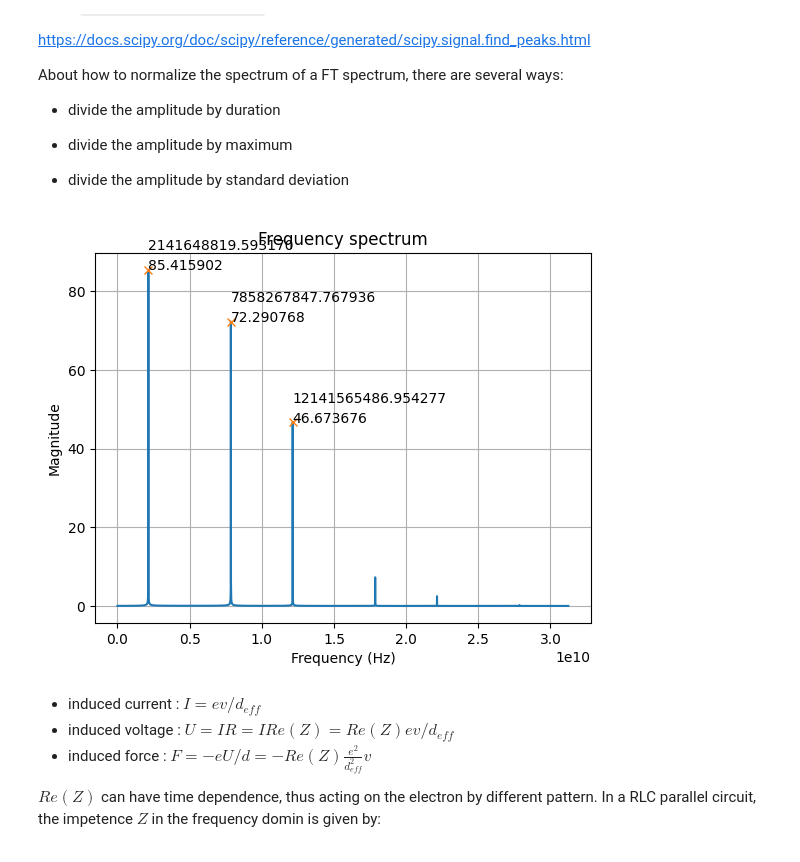
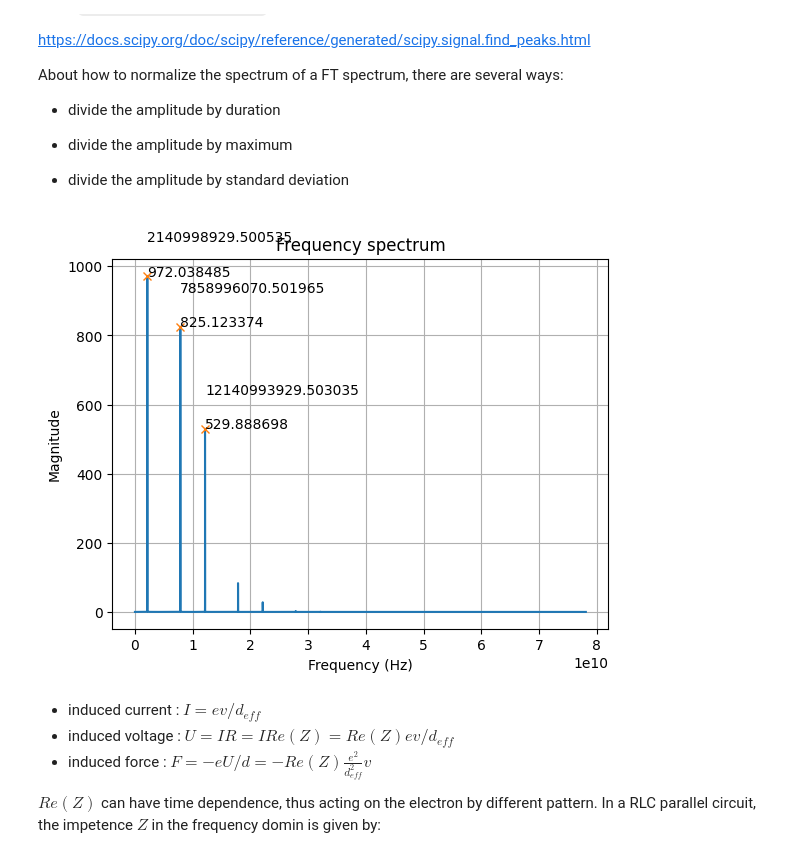
Before and after one commit to yuqian15/electron_micromotion_cooling, a Jupyter notebook: Electron-QIP.ipynb, the cells around one changed output. Cells and saved outputs as stored; diff of their text form; code cells hidden in the pictures.

```diff
--- a/Electron-QIP.ipynb
+++ b/Electron-QIP.ipynb
@@ -49,7 +51,7 @@ Temperature = 0.4 # Temperature for the tank circuit, given by article
 # Define the spatial step size and the time step size
 
 dt = 1e-12 # time step size
-T = 0.12e-6 # total time
+T = 2e-6 # total time
 N = round(T/dt)
 
 t_eval = np.linspace(0, T, N + 1)
@@ -147,13 +149,14 @@ Previously, I used Eular method for intergrating, but the total energy is not co
 - Scipy for RK45: scipy.integrate.solve_ivp https://docs.scipy.org/doc/scipy/reference/generated/scipy.integrate.solve_ivp.html
 # %%
 # Using RK45 to solve the ODE
-
+Amplifier_Num_init = 10
+t_eval_init = np.linspace(0, T, Amplifier_Num_init * (N + 1))
 solution = solve_ivp(fun=lambda t, Vec: DevMotion_init(t, Vec),
                      t_span = (0, T + 0.01 * T),
                      y0 = Vec0,
-                     t_eval = t_eval,
-                     first_step = 1e-13,
-                     max_step = 1e-12,
+                     t_eval = t_eval_init,
+                     first_step = dt,
+                     max_step = dt ,
                      method = 'RK45')
 t_init = solution.t
 VecResult_init = solution.y
@@ -221,17 +225,16 @@ About how to normalize the spectrum of a FT spectrum, there are several ways:
 vxf_init = fft(vx_init)
 vyf_init = fft(vy_init)
 vzf_init = fft(vz_init)
-tf = fftfreq(N + 1, dt)
+tf = fftfreq(len(vx_init), dt / Amplifier_Num_init)
 
 Front = 0
-Cutoff = 16
+Cutoff = 64
 vf = vxf_init[Front:Front + (vxf_init.size//Cutoff//2)]
-vf_std = np.std(vf)
-ttf = tf[:N//2]
+ttf = tf[:len(vx_init)//2]
 ttf = ttf[Front:Front + (ttf.size//Cutoff)]
 
 # Get normalized magnitude of specturm
-N_vf = 2.0/vf_std * np.abs(vf[0:N//2])
+N_vf = 2.0/(Amplifier_Num_init * (N + 1)) * np.abs(vf[0:N//2])
 
 if len(ttf) < len(N_vf):
     ttf = np.append(tf, [0])
@@ -239,35 +242,35 @@ if len(ttf) < len(N_vf):
 # use find_peaks to get all the peaks
 peaks, _ = find_peaks(N_vf, height=0)
 
 
 # we only need the three largest peaks, therefore we find a border and find peaks again
 temp = N_vf[peaks]
 temp.sort()
 temp = temp[::-1]
 border = ( temp[2] + temp[3])/2
 
 peaks, heights = find_peaks(N_vf, height= border)
 
 #print("The location of the three largest peaks is {}, {}, {} Hz".format(tf[peaks[0]], tf[peaks[1]], tf[peaks[2]]))
 
 # Plot the result
 plt.plot(ttf, N_vf)
 plt.plot(ttf[peaks], N_vf[peaks], "x")
 
 for i in range(0,3):
     plt.text(ttf[peaks[i]], N_vf[peaks[i]], "%f" % N_vf[peaks[i]])
-    plt.text(ttf[peaks[i]], N_vf[peaks[i]] + 5, "%f" % ttf[peaks[i]])
+    plt.text(ttf[peaks[i]], N_vf[peaks[i]] + 100, "%f" % ttf[peaks[i]])
 
 # Regenerate the resonator's frequency by the third peak position
 fres = ttf[peaks[2]]
 
 plt.xlabel('Frequency (Hz)')
 plt.ylabel('Magnitude')
 plt.title('Frequency spectrum')
 plt.grid()
 plt.show()
 # %% [output]
-[figure, old version]
+[figure, new version]
 # %% [markdown]
 - induced current : $I = ev/d_{eff}$
 - induced voltage : $U = IR = I Re(Z) = Re(Z) ev/d_{eff}$
```
Also changed, not shown: parts of 12 cells of this notebook, 6 other files.
